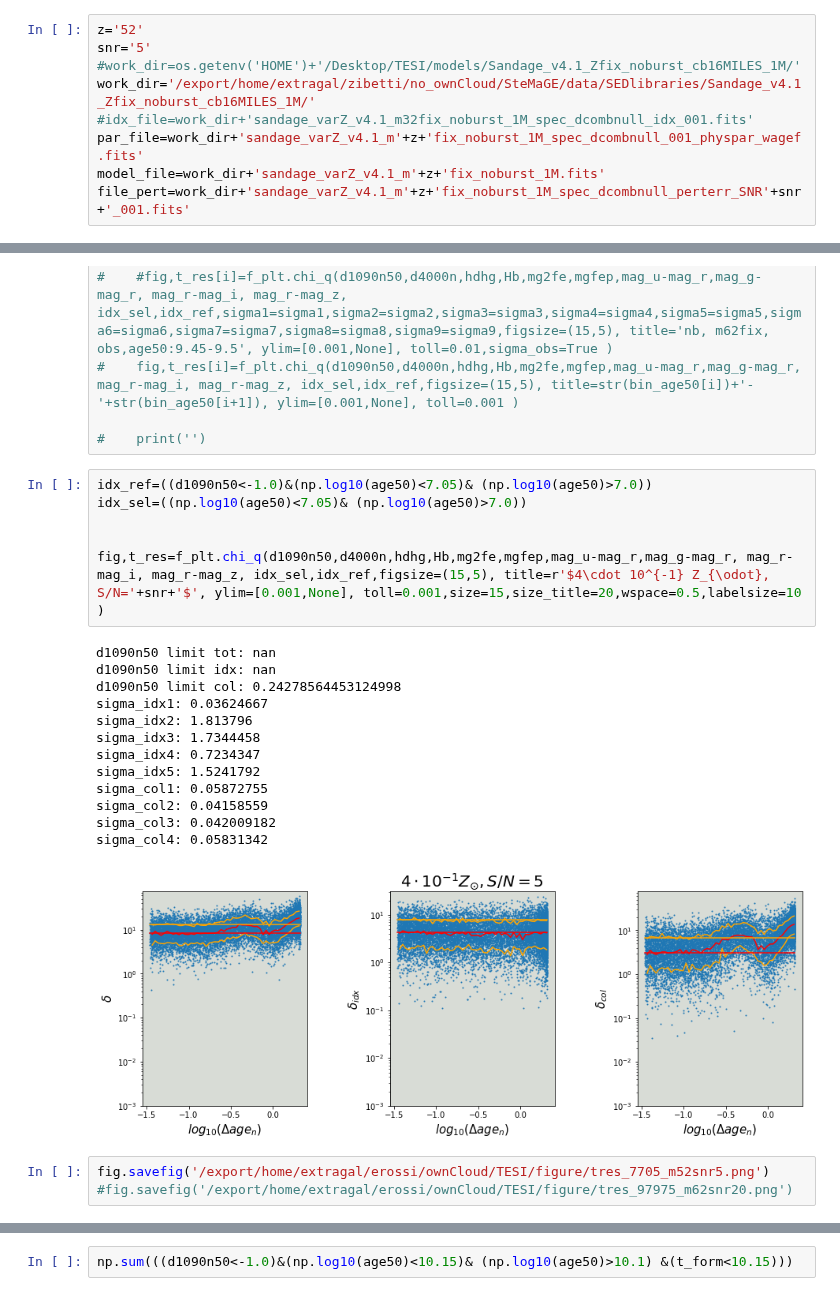
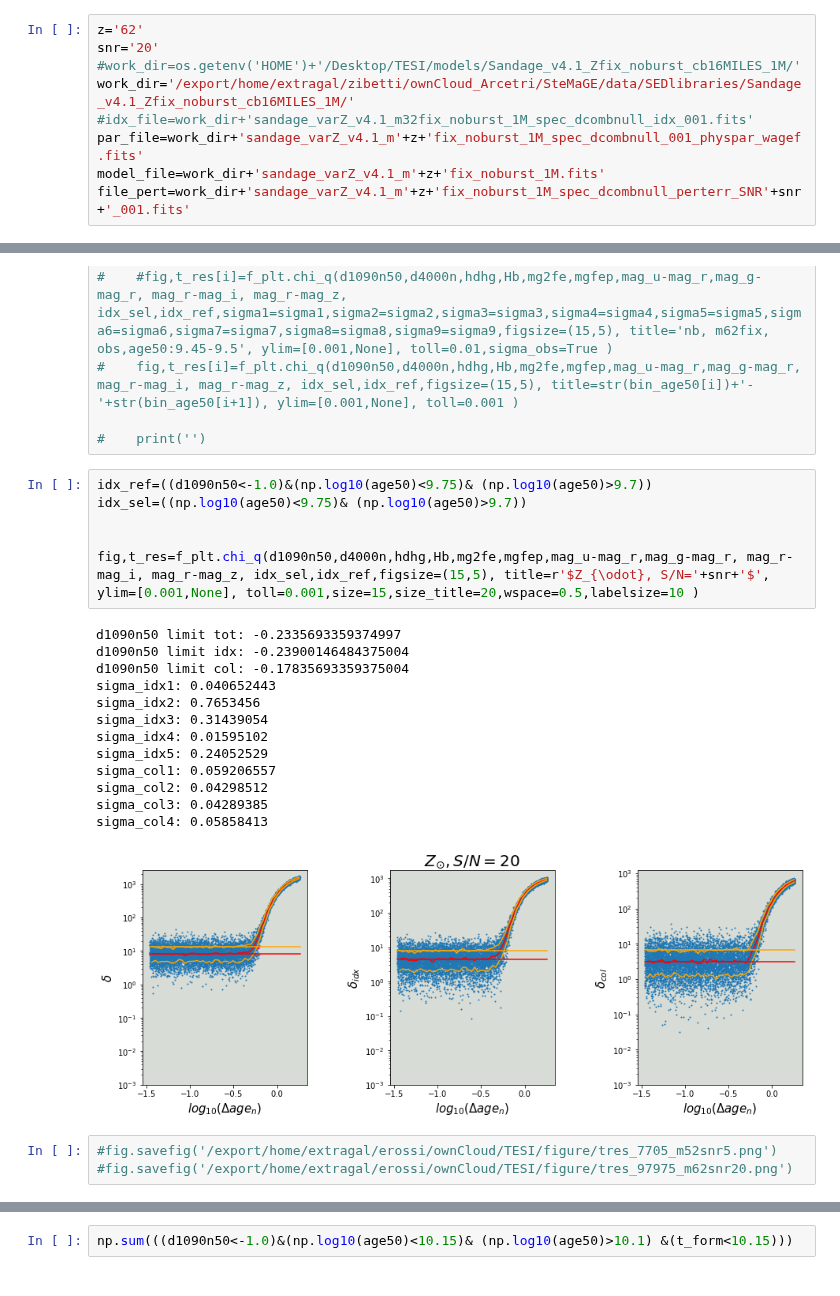
Before and after one commit to edoardorossi3/TESIedo_git, a Jupyter notebook: tesi_py/opt_lib_zfixed.ipynb, the cells around one changed output, grey strips where cells are left out. Cells and saved outputs as stored; diff of their text form.

Commit message:
Updated plots for the paper, 26/06/2023

```diff
--- a/tesi_py/opt_lib_zfixed.ipynb
+++ b/tesi_py/opt_lib_zfixed.ipynb
@@ -7,10 +7,10 @@ import scipy.stats as stats
 import matplotlib.cm as cm
 import function_plot as f_plt
 # %%
-z='52'
-snr='5'
+z='62'
+snr='20'
 #work_dir=os.getenv('HOME')+'/Desktop/TESI/models/Sandage_v4.1_Zfix_noburst_cb16MILES_1M/'
-work_dir='/export/home/extragal/zibetti/no_ownCloud/SteMaGE/data/SEDlibraries/Sandage_v4.1_Zfix_noburst_cb16MILES_1M/'
+work_dir='/export/home/extragal/zibetti/ownCloud_Arcetri/SteMaGE/data/SEDlibraries/Sandage_v4.1_Zfix_noburst_cb16MILES_1M/'
 #idx_file=work_dir+'sandage_varZ_v4.1_m32fix_noburst_1M_spec_dcombnull_idx_001.fits'
 par_file=work_dir+'sandage_varZ_v4.1_m'+z+'fix_noburst_1M_spec_dcombnull_001_physpar_wagef.fits'
 model_file=work_dir+'sandage_varZ_v4.1_m'+z+'fix_noburst_1M.fits'
@@ -277,25 +277,25 @@ t_res=np.array([0.0]*bins)
 
 #    print('')
 # %%
-idx_ref=((d1090n50<-1.0)&(np.log10(age50)<7.05)& (np.log10(age50)>7.0))
-idx_sel=((np.log10(age50)<7.05)& (np.log10(age50)>7.0))
+idx_ref=((d1090n50<-1.0)&(np.log10(age50)<9.75)& (np.log10(age50)>9.7))
+idx_sel=((np.log10(age50)<9.75)& (np.log10(age50)>9.7))
 
 
-fig,t_res=f_plt.chi_q(d1090n50,d4000n,hdhg,Hb,mg2fe,mgfep,mag_u-mag_r,mag_g-mag_r, mag_r-mag_i, mag_r-mag_z, idx_sel,idx_ref,figsize=(15,5), title=r'$4\cdot 10^{-1} Z_{\odot}, S/N='+snr+'$', ylim=[0.001,None], toll=0.001,size=15,size_title=20,wspace=0.5,labelsize=10 )
+fig,t_res=f_plt.chi_q(d1090n50,d4000n,hdhg,Hb,mg2fe,mgfep,mag_u-mag_r,mag_g-mag_r, mag_r-mag_i, mag_r-mag_z, idx_sel,idx_ref,figsize=(15,5), title=r'$Z_{\odot}, S/N='+snr+'$', ylim=[0.001,None], toll=0.001,size=15,size_title=20,wspace=0.5,labelsize=10 )
 # %% [output]
-d1090n50 limit tot: nan
-d1090n50 limit idx: nan
-d1090n50 limit col: 0.24278564453124998
-sigma_idx1: 0.03624667
-sigma_idx2: 1.813796
-sigma_idx3: 1.7344458
-sigma_idx4: 0.7234347
-sigma_idx5: 1.5241792
-sigma_col1: 0.05872755
-sigma_col2: 0.04158559
-sigma_col3: 0.042009182
-sigma_col4: 0.05831342
+d1090n50 limit tot: -0.2335693359374997
+d1090n50 limit idx: -0.23900146484375004
+d1090n50 limit col: -0.17835693359375004
+sigma_idx1: 0.040652443
+sigma_idx2: 0.7653456
+sigma_idx3: 0.31439054
+sigma_idx4: 0.01595102
+sigma_idx5: 0.24052529
+sigma_col1: 0.059206557
+sigma_col2: 0.04298512
+sigma_col3: 0.04289385
+sigma_col4: 0.05858413
-[figure, old version]
+[figure, new version]
 # %%
-fig.savefig('/export/home/extragal/erossi/ownCloud/TESI/figure/tres_7705_m52snr5.png')
+#fig.savefig('/export/home/extragal/erossi/ownCloud/TESI/figure/tres_7705_m52snr5.png')
 #fig.savefig('/export/home/extragal/erossi/ownCloud/TESI/figure/tres_97975_m62snr20.png')
```
Also changed, not shown: parts of 9 cells of this notebook, 4 other files.
